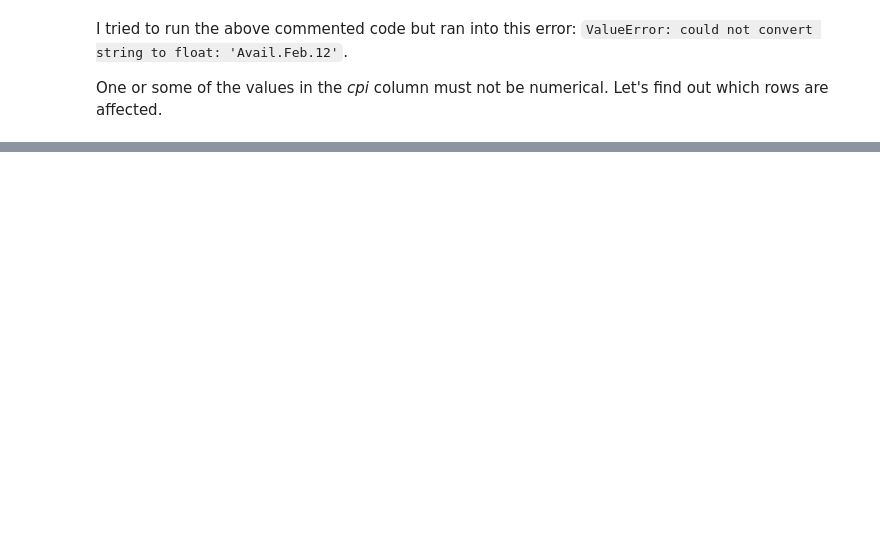
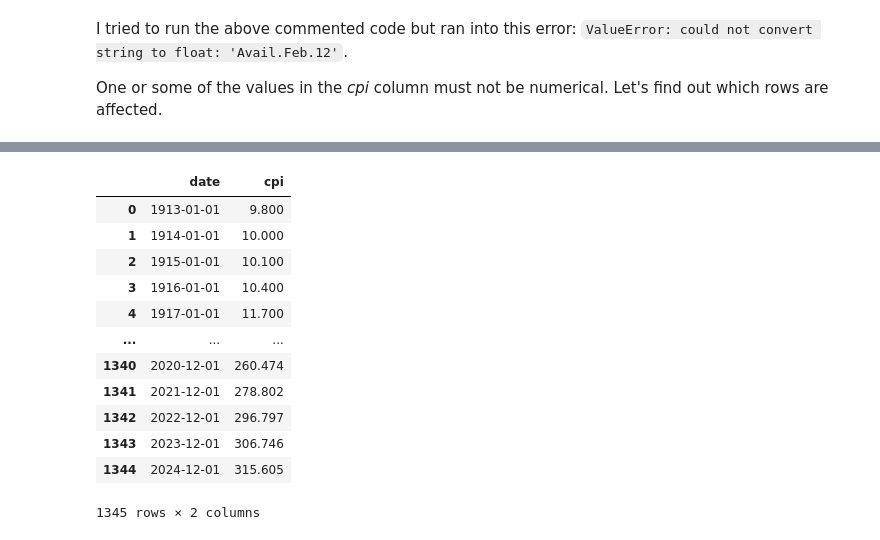
Before and after one commit to keanscott/gold_predictor, a Jupyter notebook: data_cleaning/gold_data_cleaning.ipynb, the cells around one changed output, grey strips where cells are left out. Cells and saved outputs as stored; diff of their text form; code cells hidden in the pictures; blank space fills up the shorter version.

```diff
--- a/data_cleaning/gold_data_cleaning.ipynb
+++ b/data_cleaning/gold_data_cleaning.ipynb
@@ -223,0 +223,5 @@ print(non_numerical_idx)
+# %%
+# Remove rows in non_numerical_idx from cpi_df
+idx = non_numerical_idx.index
+
+cpi_df = cpi_df.drop(idx).reset_index(drop=True)
@@ -223,0 +240,16 @@ print(non_numerical_idx)
+# %%
+cpi_df
+# %% [output]
+|  | date | cpi |
+| 0 | 1913-01-01 | 9.800 |
+| 1 | 1914-01-01 | 10.000 |
+| 2 | 1915-01-01 | 10.100 |
+| 3 | 1916-01-01 | 10.400 |
+| 4 | 1917-01-01 | 11.700 |
+| ... | ... | ... |
+| 1340 | 2020-12-01 | 260.474 |
+| 1341 | 2021-12-01 | 278.802 |
+| 1342 | 2022-12-01 | 296.797 |
+| 1343 | 2023-12-01 | 306.746 |
+| 1344 | 2024-12-01 | 315.605 |
+1345 rows × 2 columns
```
Also changed, not shown: parts of 23 cells of this notebook, 2 other files.
